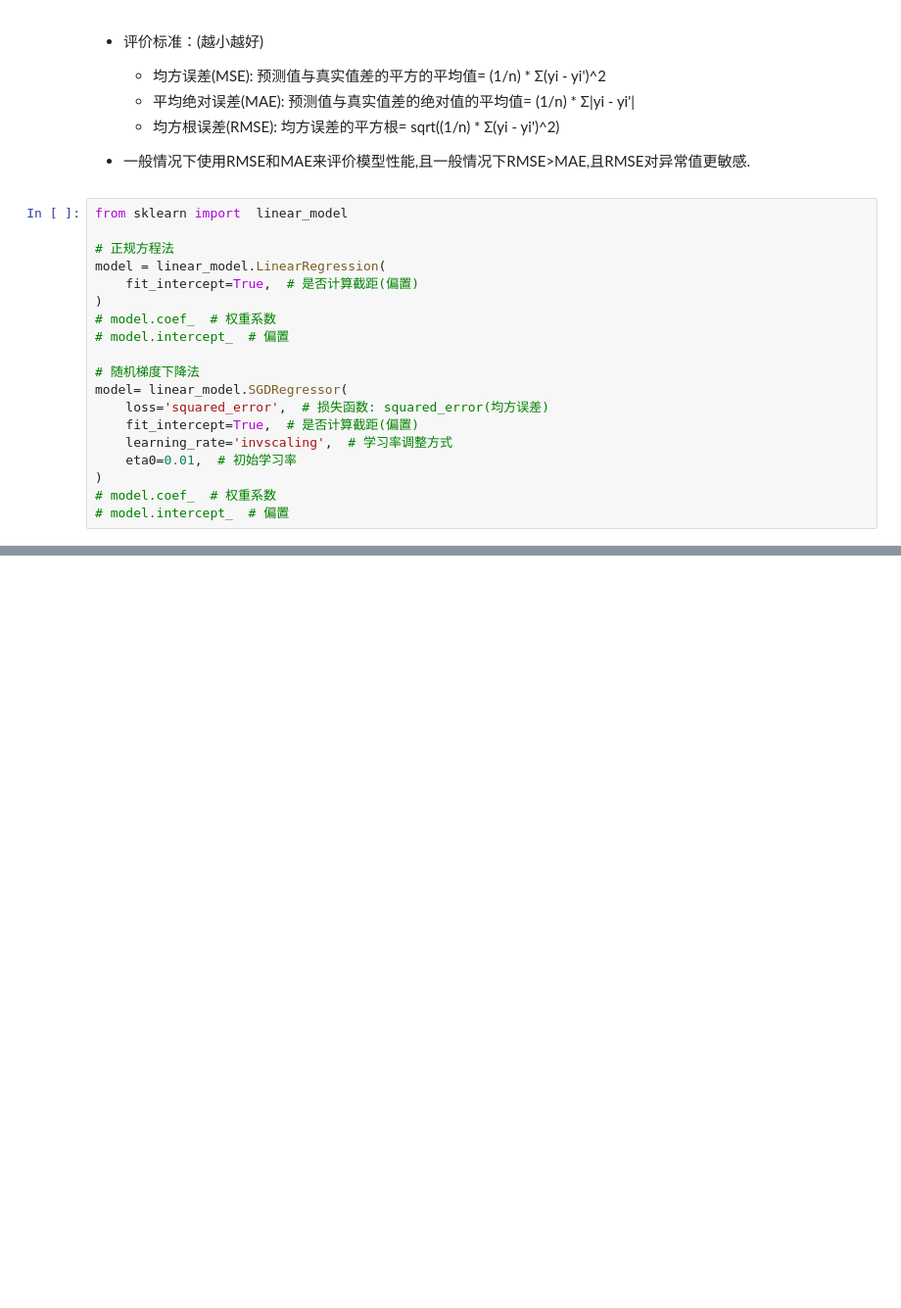
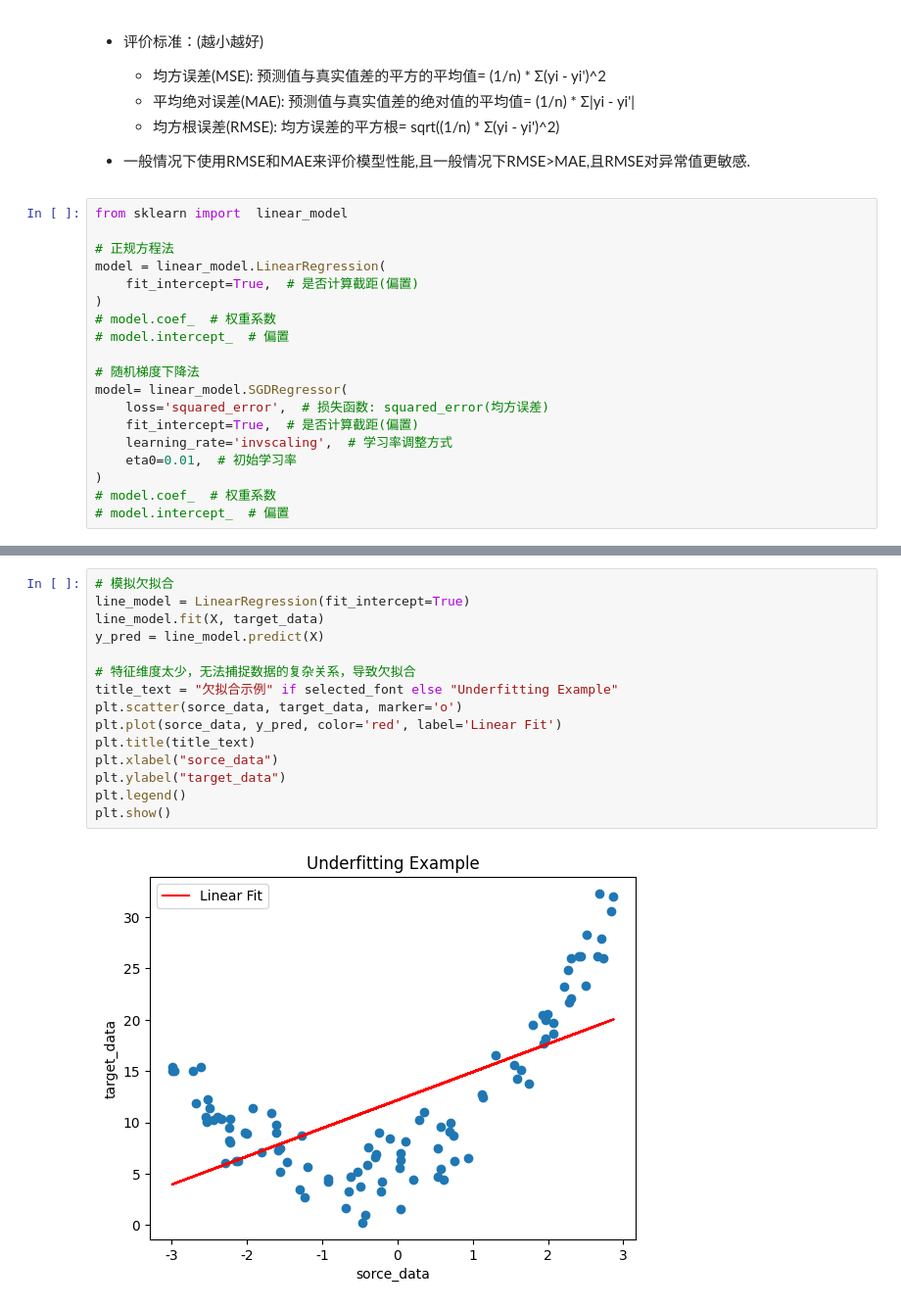
Before and after one commit to BaiRong-NUC/Sklearn, a Jupyter notebook: LinearRegression/LinearRegression.ipynb, the cells around one changed output, grey strips where cells are left out. Shown at 98% size. Drawn from its saved outputs; the diff is of its cells as text; blank space fills up the shorter version.

```diff
--- a/LinearRegression/LinearRegression.ipynb
+++ b/LinearRegression/LinearRegression.ipynb
@@ -111,0 +153,17 @@ model= linear_model.SGDRegressor(
+# %%
+# 模拟欠拟合
+line_model = LinearRegression(fit_intercept=True)
+line_model.fit(X, target_data)
+y_pred = line_model.predict(X)
+
+# 特征维度太少，无法捕捉数据的复杂关系，导致欠拟合
+title_text = "欠拟合示例" if selected_font else "Underfitting Example"
+plt.scatter(sorce_data, target_data, marker='o')
+plt.plot(sorce_data, y_pred, color='red', label='Linear Fit')
+plt.title(title_text)
+plt.xlabel("sorce_data")
+plt.ylabel("target_data")
+plt.legend()
+plt.show()
+# %% [output]
+[figure, added]
```
Also changed, not shown: parts of 3 cells of this notebook.
